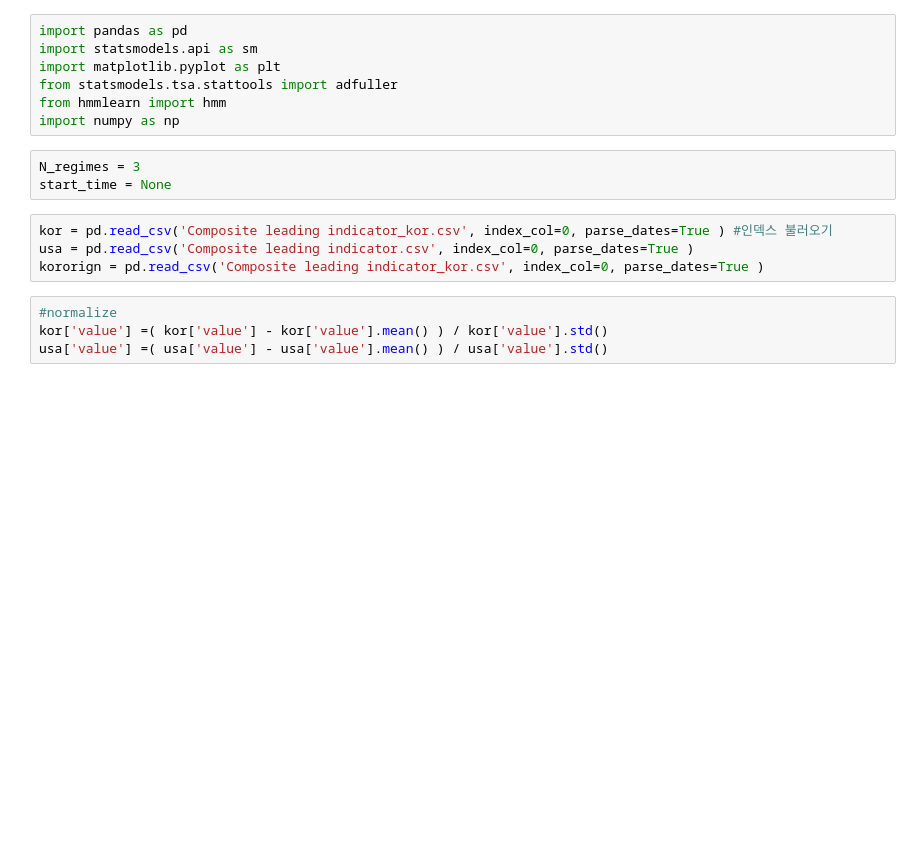
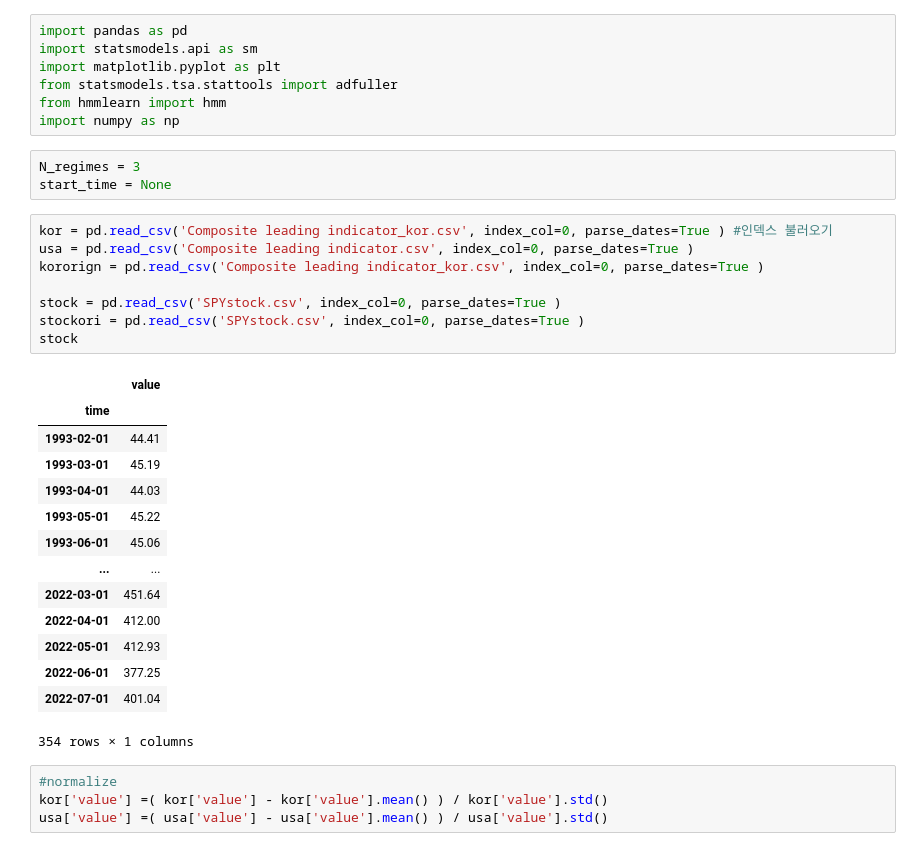
Before and after one commit to KO-TEAM/Financial-Big-Data-Festival, a Jupyter notebook: Markov Regime-Switching Model/Markov Regime Switching korusa_v3.ipynb, the cells around one changed output. Cells and saved outputs as stored; diff of their text form; blank space fills up the shorter version.

```diff
--- a/Markov Regime-Switching Model/Markov Regime Switching korusa_v3.ipynb
+++ b/Markov Regime-Switching Model/Markov Regime Switching korusa_v3.ipynb
@@ -11,7 +11,26 @@ start_time = None
 # %%
 kor = pd.read_csv('Composite leading indicator_kor.csv', index_col=0, parse_dates=True ) #인덱스 불러오기
 usa = pd.read_csv('Composite leading indicator.csv', index_col=0, parse_dates=True )
 kororign = pd.read_csv('Composite leading indicator_kor.csv', index_col=0, parse_dates=True )
+
+stock = pd.read_csv('SPYstock.csv', index_col=0, parse_dates=True )
+stockori = pd.read_csv('SPYstock.csv', index_col=0, parse_dates=True )
+stock
+# %% [output]
+|  | value |
+| time |  |
+| 1993-02-01 | 44.41 |
+| 1993-03-01 | 45.19 |
+| 1993-04-01 | 44.03 |
+| 1993-05-01 | 45.22 |
+| 1993-06-01 | 45.06 |
+| ... | ... |
+| 2022-03-01 | 451.64 |
+| 2022-04-01 | 412.00 |
+| 2022-05-01 | 412.93 |
+| 2022-06-01 | 377.25 |
+| 2022-07-01 | 401.04 |
+354 rows × 1 columns
 # %%
 #normalize
 kor['value'] =( kor['value'] - kor['value'].mean() ) / kor['value'].std()
```
Also changed, not shown: parts of 15 cells of this notebook, 1 other file.
